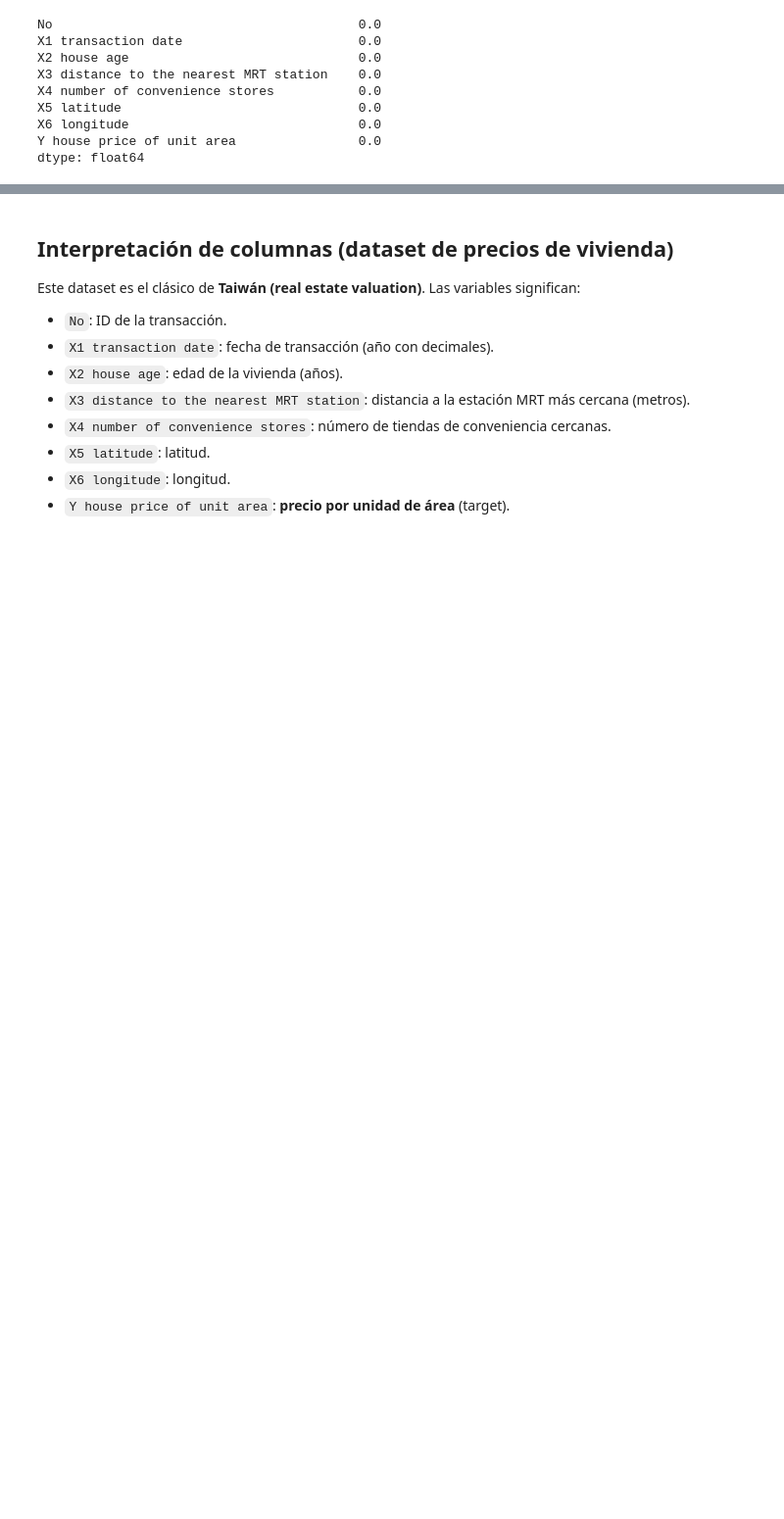
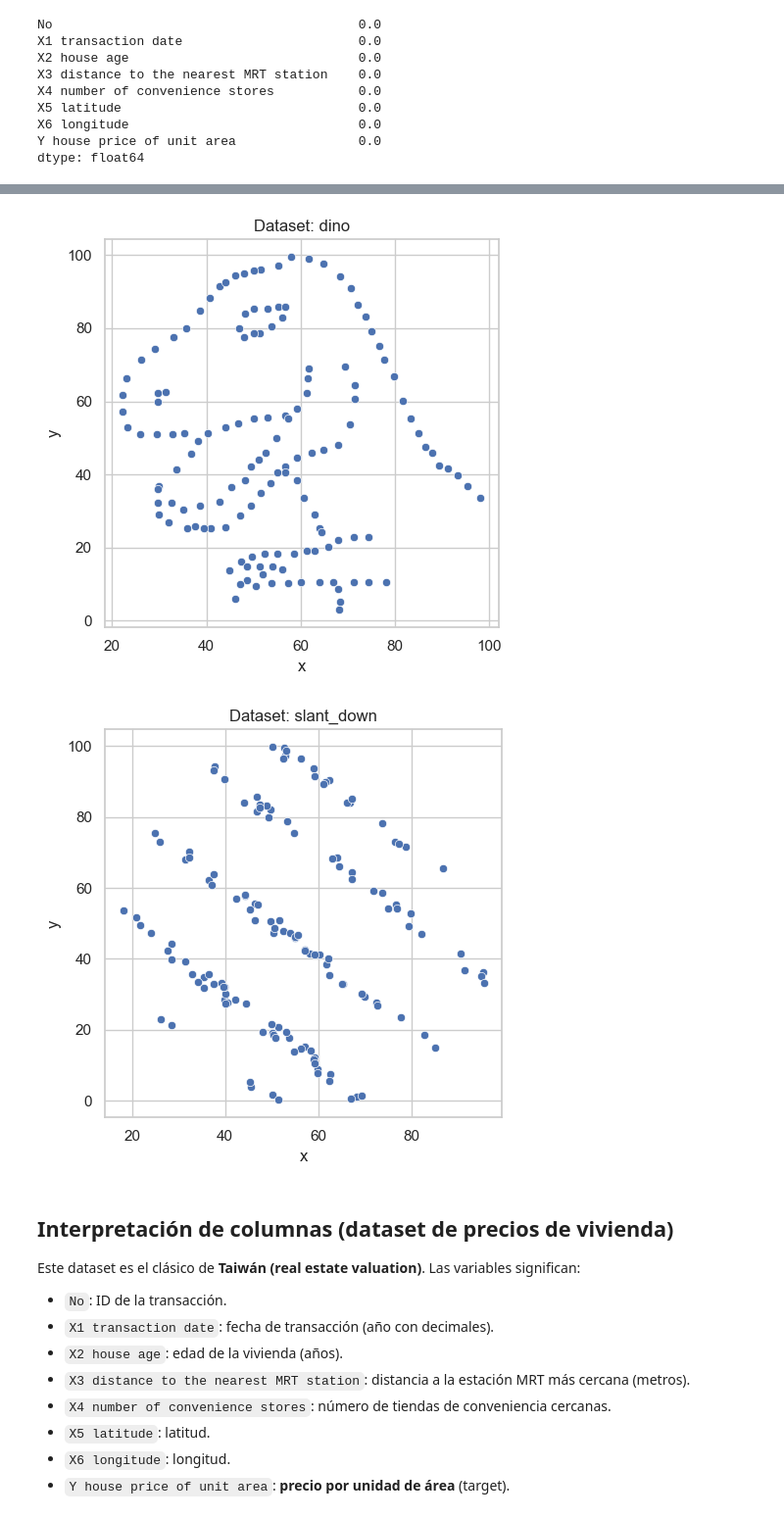
Before and after one commit to santineiraher/HE2_Consultor-a_IA_Responsable, a Jupyter notebook: Semana 03 - Regresión (MCO) y Paradigma/scripts/HE2_regresion_elasticnet_pipeline.ipynb, the cells around one changed output, grey strips where cells are left out. Shown at 98% size. Drawn from its saved outputs; the diff is of its cells as text; code cells hidden in the pictures; blank space fills up the shorter version.

```diff
--- a/Semana 03 - Regresión (MCO) y Paradigma/scripts/HE2_regresion_elasticnet_pipeline.ipynb
+++ b/Semana 03 - Regresión (MCO) y Paradigma/scripts/HE2_regresion_elasticnet_pipeline.ipynb
@@ -148,6 +165,25 @@ X2 house age                             -0.210567
 X1 transaction date                       0.087491
 No                                       -0.028587
 Name: Y house price of unit area, dtype: float64
+# %%
+path = "/Users/upar/Library/CloudStorage/GoogleDrive-gustavo.castillo.alvarez@gmail.com/Mon Drive/:/cool_datasets/datasaurus/generated_datasets/DatasaurusDozen.tsv"
+datasaurus = pd.read_csv(path, sep='\t')
+
+# plot `dataset=="dino"`
+dino = datasaurus[datasaurus.dataset == "dino"]
+def plot_fig(dataset):
+    plt.figure(figsize=(5, 5))
+    sns.scatterplot(data=dataset, x="x", y="y")
+    plt.title(f"Dataset: {dataset['dataset'].iloc[0]}")
+    plt.tight_layout()
+    # plt.show()
+plot_fig(dino)
+
+# Plot `dataset=="slant_down"`
+plot_fig(datasaurus[datasaurus.dataset == "slant_down"])
+# %% [output]
+[figure, added]
+[figure, added]
 # %% [markdown]
 ## Interpretación de columnas (dataset de precios de vivienda)
 
```
Also changed, not shown: parts of 20 cells of this notebook.
